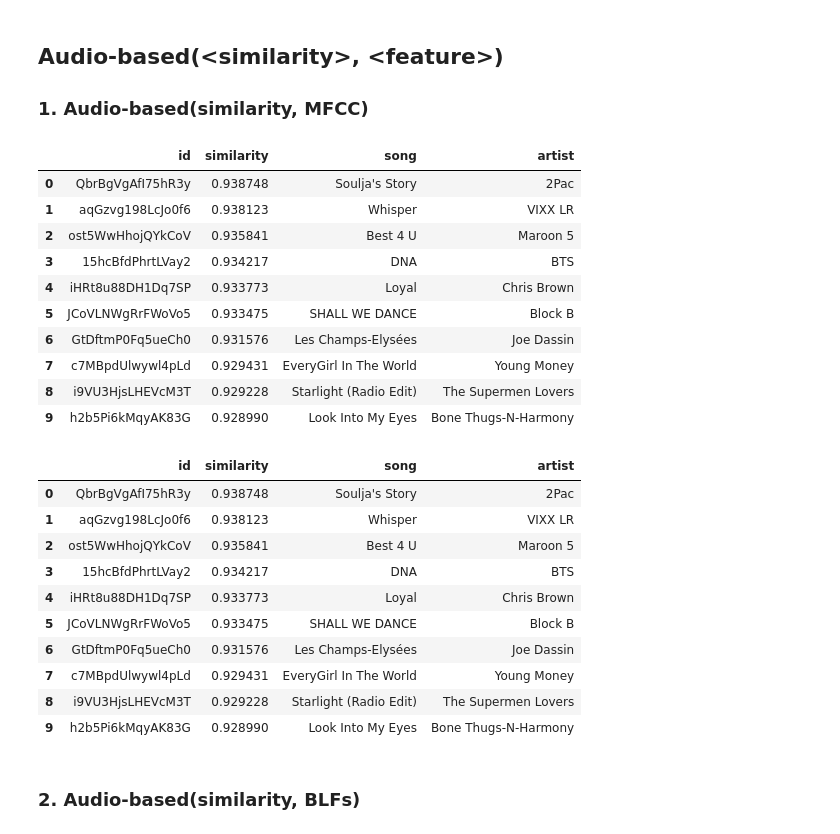
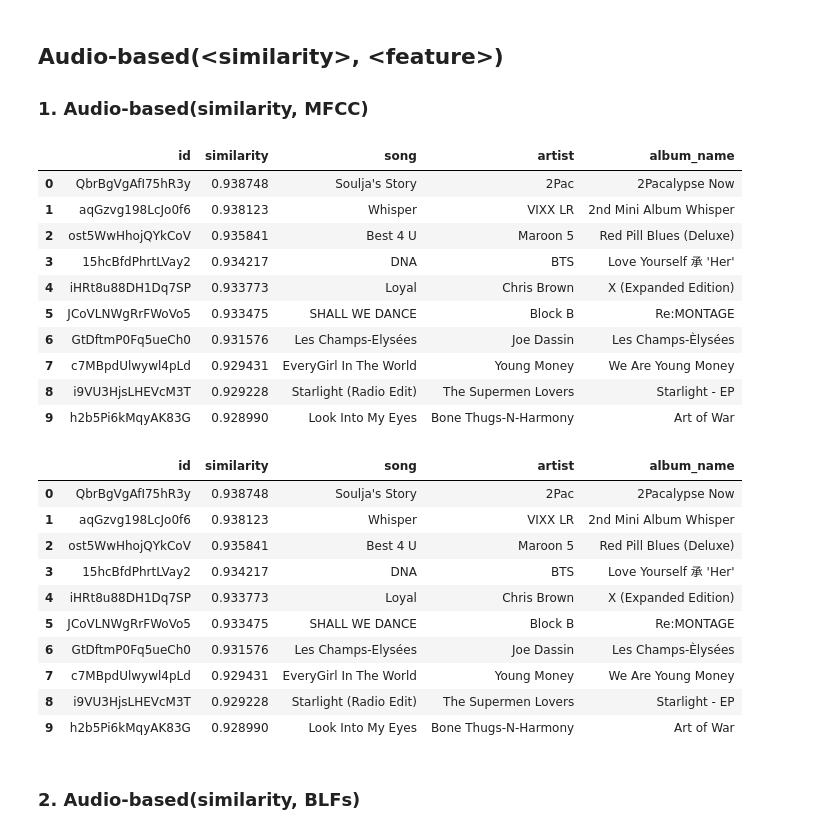
Before and after one commit to haraleib/MMSR_GroupB_WS23, a Jupyter notebook: Task 2_Group B.ipynb, the cells around one changed output. Saved outputs shown, nothing was run; the diff lists cells and outputs as text; code cells hidden in the pictures.

Commit message:
cache retrieval result as json, frontend, video feature, misc

```diff
--- a/Task 2_Group B.ipynb
+++ b/Task 2_Group B.ipynb
@@ -39,33 +39,33 @@ query, query_row_id = songs.prompt_song_query()
 # %%
 # Sample query ID:  GDGURAgKxNPEuXzM
 retN = Retrieval(n=num_top_similar)
-retN.top_similar_tracks(query_row_id, dataset=datasets.mfcc_bow)
+Retrieval.create_df_from_tracks(retN.top_similar_tracks(query_row_id, dataset=datasets.mfcc_bow))
 # %% [output]
-|  | id | similarity | song | artist |
-| 0 | QbrBgVgAfI75hR3y | 0.938748 | Soulja's Story | 2Pac |
-| 1 | aqGzvg198LcJo0f6 | 0.938123 | Whisper | VIXX LR |
-| 2 | ost5WwHhojQYkCoV | 0.935841 | Best 4 U | Maroon 5 |
-| 3 | 15hcBfdPhrtLVay2 | 0.934217 | DNA | BTS |
-| 4 | iHRt8u88DH1Dq7SP | 0.933773 | Loyal | Chris Brown |
-| 5 | JCoVLNWgRrFWoVo5 | 0.933475 | SHALL WE DANCE | Block B |
-| 6 | GtDftmP0Fq5ueCh0 | 0.931576 | Les Champs-Elysées | Joe Dassin |
-| 7 | c7MBpdUlwywl4pLd | 0.929431 | EveryGirl In The World | Young Money |
-| 8 | i9VU3HjsLHEVcM3T | 0.929228 | Starlight (Radio Edit) | The Supermen Lovers |
-| 9 | h2b5Pi6kMqyAK83G | 0.928990 | Look Into My Eyes | Bone Thugs-N-Harmony |
+|  | id | similarity | song | artist | album_name |
+| 0 | QbrBgVgAfI75hR3y | 0.938748 | Soulja's Story | 2Pac | 2Pacalypse Now |
+| 1 | aqGzvg198LcJo0f6 | 0.938123 | Whisper | VIXX LR | 2nd Mini Album Whisper |
+| 2 | ost5WwHhojQYkCoV | 0.935841 | Best 4 U | Maroon 5 | Red Pill Blues (Deluxe) |
+| 3 | 15hcBfdPhrtLVay2 | 0.934217 | DNA | BTS | Love Yourself 承 'Her' |
+| 4 | iHRt8u88DH1Dq7SP | 0.933773 | Loyal | Chris Brown | X (Expanded Edition) |
+| 5 | JCoVLNWgRrFWoVo5 | 0.933475 | SHALL WE DANCE | Block B | Re:MONTAGE |
+| 6 | GtDftmP0Fq5ueCh0 | 0.931576 | Les Champs-Elysées | Joe Dassin | Les Champs-Èlysées |
+| 7 | c7MBpdUlwywl4pLd | 0.929431 | EveryGirl In The World | Young Money | We Are Young Money |
+| 8 | i9VU3HjsLHEVcM3T | 0.929228 | Starlight (Radio Edit) | The Supermen Lovers | Starlight - EP |
+| 9 | h2b5Pi6kMqyAK83G | 0.928990 | Look Into My Eyes | Bone Thugs-N-Harmony | Art of War |
 # %%
-retN.top_similar_tracks(query_row_id, dataset=datasets.mfcc_bow)
+Retrieval.create_df_from_tracks(retN.top_similar_tracks(query_row_id, dataset=datasets.mfcc_bow))
 # %% [output]
-|  | id | similarity | song | artist |
-| 0 | QbrBgVgAfI75hR3y | 0.938748 | Soulja's Story | 2Pac |
-| 1 | aqGzvg198LcJo0f6 | 0.938123 | Whisper | VIXX LR |
-| 2 | ost5WwHhojQYkCoV | 0.935841 | Best 4 U | Maroon 5 |
-| 3 | 15hcBfdPhrtLVay2 | 0.934217 | DNA | BTS |
-| 4 | iHRt8u88DH1Dq7SP | 0.933773 | Loyal | Chris Brown |
-| 5 | JCoVLNWgRrFWoVo5 | 0.933475 | SHALL WE DANCE | Block B |
-| 6 | GtDftmP0Fq5ueCh0 | 0.931576 | Les Champs-Elysées | Joe Dassin |
-| 7 | c7MBpdUlwywl4pLd | 0.929431 | EveryGirl In The World | Young Money |
-| 8 | i9VU3HjsLHEVcM3T | 0.929228 | Starlight (Radio Edit) | The Supermen Lovers |
-| 9 | h2b5Pi6kMqyAK83G | 0.928990 | Look Into My Eyes | Bone Thugs-N-Harmony |
+|  | id | similarity | song | artist | album_name |
+| 0 | QbrBgVgAfI75hR3y | 0.938748 | Soulja's Story | 2Pac | 2Pacalypse Now |
+| 1 | aqGzvg198LcJo0f6 | 0.938123 | Whisper | VIXX LR | 2nd Mini Album Whisper |
+| 2 | ost5WwHhojQYkCoV | 0.935841 | Best 4 U | Maroon 5 | Red Pill Blues (Deluxe) |
+| 3 | 15hcBfdPhrtLVay2 | 0.934217 | DNA | BTS | Love Yourself 承 'Her' |
+| 4 | iHRt8u88DH1Dq7SP | 0.933773 | Loyal | Chris Brown | X (Expanded Edition) |
+| 5 | JCoVLNWgRrFWoVo5 | 0.933475 | SHALL WE DANCE | Block B | Re:MONTAGE |
+| 6 | GtDftmP0Fq5ueCh0 | 0.931576 | Les Champs-Elysées | Joe Dassin | Les Champs-Èlysées |
+| 7 | c7MBpdUlwywl4pLd | 0.929431 | EveryGirl In The World | Young Money | We Are Young Money |
+| 8 | i9VU3HjsLHEVcM3T | 0.929228 | Starlight (Radio Edit) | The Supermen Lovers | Starlight - EP |
+| 9 | h2b5Pi6kMqyAK83G | 0.928990 | Look Into My Eyes | Bone Thugs-N-Harmony | Art of War |
 # %% [markdown]
 ### 2. Audio-based(similarity, BLFs)
 # %%
```
Also changed, not shown: parts of 4 cells of this notebook, 43 other files.
